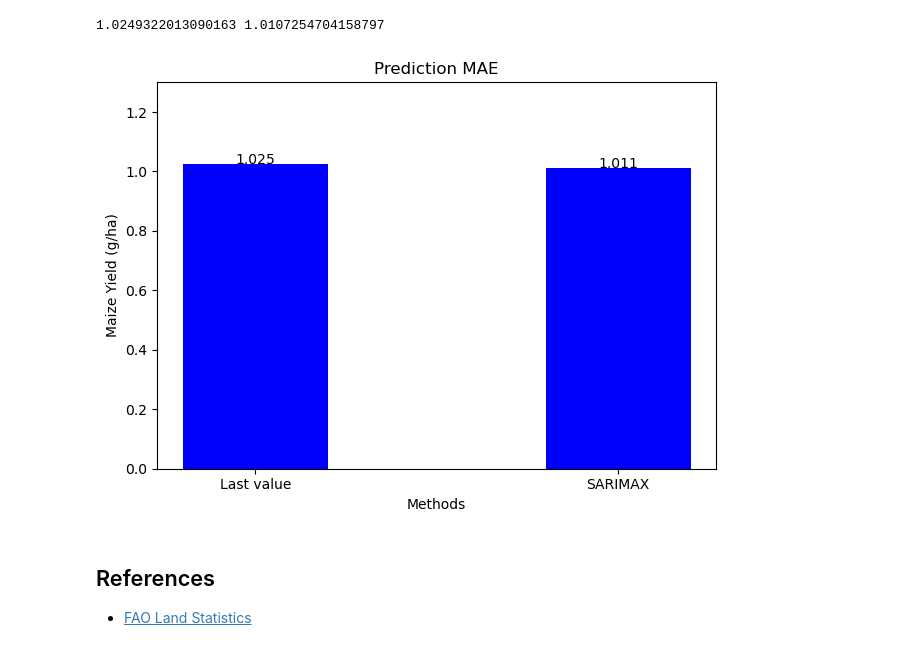
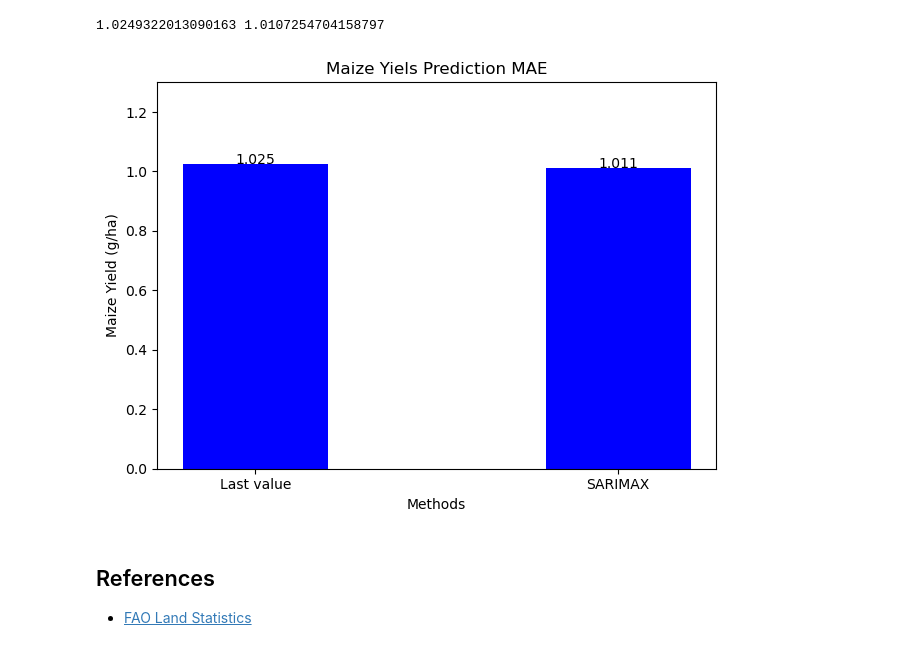
Before and after one commit to luigiselmi/climate, a Jupyter notebook: iia/fao/faostat.ipynb, the cells around one changed output. Saved outputs shown, nothing was run; the diff lists cells and outputs as text; code cells hidden in the pictures.

```diff
--- a/iia/fao/faostat.ipynb
+++ b/iia/fao/faostat.ipynb
@@ -415,17 +415,17 @@ print(mape_last, mape_SARIMAX)
 # %%
 fig, ax = plt.subplots()
 x = ['Last value', 'SARIMAX']
 y = [mape_last, mape_SARIMAX]
 ax.bar(x, y, width=0.4, color='blue')
-ax.set_title('Prediction MAE')
+ax.set_title('Maize Yiels Prediction MAE')
 ax.set_xlabel('Methods')
 ax.set_ylabel('Maize Yield (g/ha)')
 ax.set_ylim(0, 1.3)
 for index, value in enumerate(y):
     plt.text(x=index, y = value + 0.001, s=str(round(value, 3)), ha='center')
 plt.tight_layout()
 # %% [output]
-[figure, old version]
+[figure, new version]
 # %% [markdown]
 ## References
 * [FAO Land Statistics](https://www.fao.org/3/cb2860en/cb2860en.pdf)
```
